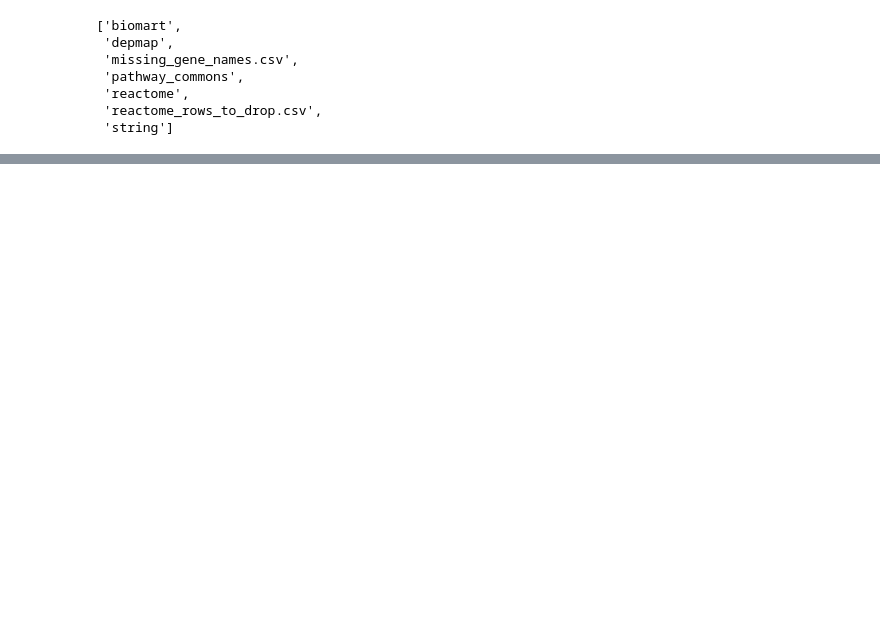
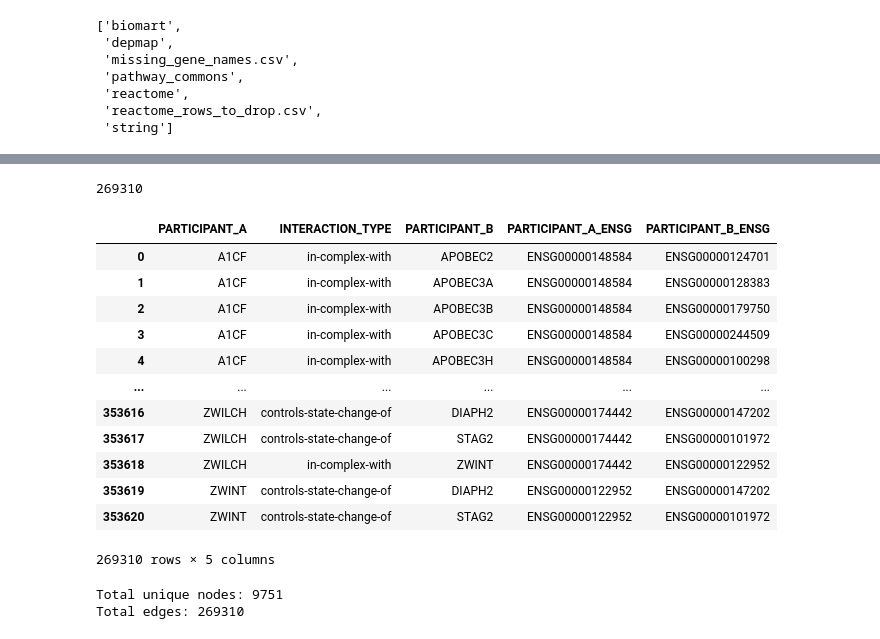
Before and after one commit to dan-beach/dependant-weights, a Jupyter notebook: pathway-commons-reactome-data.ipynb, the cells around one changed output, grey strips where cells are left out. Drawn from its saved outputs; the diff is of its cells as text; code cells hidden in the pictures; blank space fills up the shorter version.

```diff
--- a/pathway-commons-reactome-data.ipynb
+++ b/pathway-commons-reactome-data.ipynb
@@ -435,0 +267,26 @@ result4
+# %%
+reactome_final = reactome_no_duplicates.dropna(subset=['PARTICIPANT_A_ENSG', 'PARTICIPANT_B_ENSG'], how='any')
+print(len(reactome_final))
+reactome_final
+# %% [output]
+269310
+|  | PARTICIPANT_A | INTERACTION_TYPE | PARTICIPANT_B | PARTICIPANT_A_ENSG | PARTICIPANT_B_ENSG |
+| 0 | A1CF | in-complex-with | APOBEC2 | ENSG00000148584 | ENSG00000124701 |
+| 1 | A1CF | in-complex-with | APOBEC3A | ENSG00000148584 | ENSG00000128383 |
+| 2 | A1CF | in-complex-with | APOBEC3B | ENSG00000148584 | ENSG00000179750 |
+| 3 | A1CF | in-complex-with | APOBEC3C | ENSG00000148584 | ENSG00000244509 |
+| 4 | A1CF | in-complex-with | APOBEC3H | ENSG00000148584 | ENSG00000100298 |
+| ... | ... | ... | ... | ... | ... |
+| 353616 | ZWILCH | controls-state-change-of | DIAPH2 | ENSG00000174442 | ENSG00000147202 |
+| 353617 | ZWILCH | controls-state-change-of | STAG2 | ENSG00000174442 | ENSG00000101972 |
+| 353618 | ZWILCH | in-complex-with | ZWINT | ENSG00000174442 | ENSG00000122952 |
+| 353619 | ZWINT | controls-state-change-of | DIAPH2 | ENSG00000122952 | ENSG00000147202 |
+| 353620 | ZWINT | controls-state-change-of | STAG2 | ENSG00000122952 | ENSG00000101972 |
+269310 rows × 5 columns
+# %%
+unique_nodes = set(reactome_final['PARTICIPANT_A_ENSG'].tolist() +  reactome_final['PARTICIPANT_B_ENSG'].tolist())
+print(f'Total unique nodes: {len(unique_nodes)}')
+print(f'Total edges: {len(reactome_final)}')
+# %% [output]
+Total unique nodes: 9751
+Total edges: 269310
```
Also changed, not shown: parts of 47 cells of this notebook.
